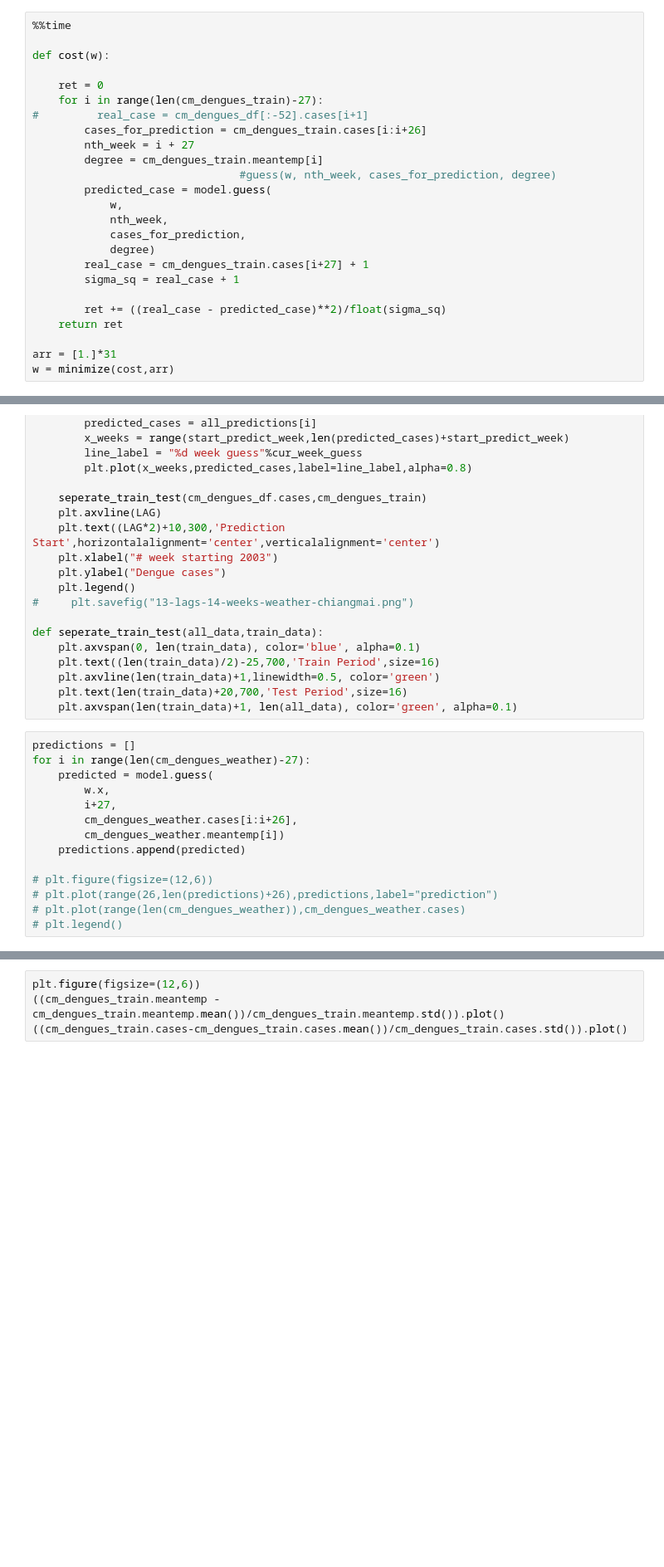
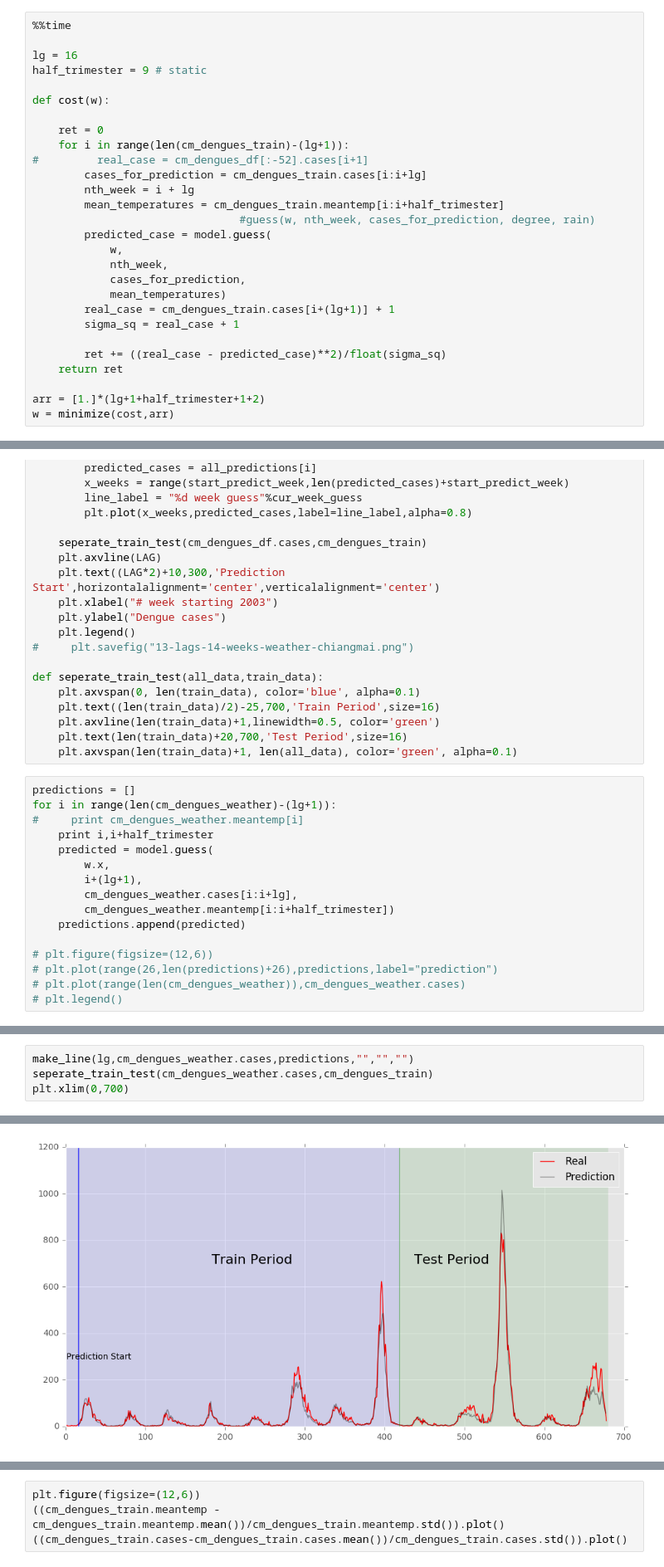
Before and after one commit to johnnycs/dengue-prediction, a Jupyter notebook: Dengue and Weather Correlation.ipynb, the cells around one changed output, grey strips where cells are left out. Shown at 83% size. Drawn from its saved outputs; the diff is of its cells as text; blank space fills up the shorter version.

```diff
--- a/Dengue and Weather Correlation.ipynb
+++ b/Dengue and Weather Correlation.ipynb
@@ -91,27 +93,30 @@ cm_dengues_train.tail()
 | 2010-12-26 | 73.285714 | 23.000000 | 30.757143 | 23.457143 | 17.842857 | 0.000000 | 9 |
 # %%
 %%time
+
+lg = 16
+half_trimester = 9 # static
 
 def cost(w):
 
     ret = 0
-    for i in range(len(cm_dengues_train)-27):
+    for i in range(len(cm_dengues_train)-(lg+1)):
 #         real_case = cm_dengues_df[:-52].cases[i+1]
-        cases_for_prediction = cm_dengues_train.cases[i:i+26]
-        nth_week = i + 27
-        degree = cm_dengues_train.meantemp[i]
-                                #guess(w, nth_week, cases_for_prediction, degree)
+        cases_for_prediction = cm_dengues_train.cases[i:i+lg]
+        nth_week = i + lg
+        mean_temperatures = cm_dengues_train.meantemp[i:i+half_trimester]
+                                #guess(w, nth_week, cases_for_prediction, degree, rain)
         predicted_case = model.guess(
             w,
             nth_week,
             cases_for_prediction,
-            degree)
-        real_case = cm_dengues_train.cases[i+27] + 1
+            mean_temperatures)
+        real_case = cm_dengues_train.cases[i+(lg+1)] + 1
         sigma_sq = real_case + 1
 
         ret += ((real_case - predicted_case)**2)/float(sigma_sq)
     return ret
 
-arr = [1.]*31
+arr = [1.]*(lg+1+half_trimester+1+2)
 w = minimize(cost,arr)
 # %% [output]
@@ -174,12 +178,14 @@ def seperate_train_test(all_data,train_data):
     plt.axvspan(len(train_data)+1, len(all_data), color='green', alpha=0.1)
 # %%
 predictions = []
-for i in range(len(cm_dengues_weather)-27):
+for i in range(len(cm_dengues_weather)-(lg+1)):
+#     print cm_dengues_weather.meantemp[i]
+    print i,i+half_trimester
     predicted = model.guess(
         w.x,
-        i+27,
-        cm_dengues_weather.cases[i:i+26],
-        cm_dengues_weather.meantemp[i])
+        i+(lg+1),
+        cm_dengues_weather.cases[i:i+lg],
+        cm_dengues_weather.meantemp[i:i+half_trimester])
     predictions.append(predicted)
 
 # plt.figure(figsize=(12,6))
@@ -192,0 +213,5 @@ make_line(26,cm_dengues_weather.cases,predictions,"","","")
+# %%
+make_line(lg,cm_dengues_weather.cases,predictions,"","","")
+seperate_train_test(cm_dengues_weather.cases,cm_dengues_train)
+plt.xlim(0,700)
+# %% [output]
@@ -192,0 +219 @@ make_line(26,cm_dengues_weather.cases,predictions,"","","")
+[figure, added]
```
Also changed, not shown: parts of 12 cells of this notebook, 9 other files.
